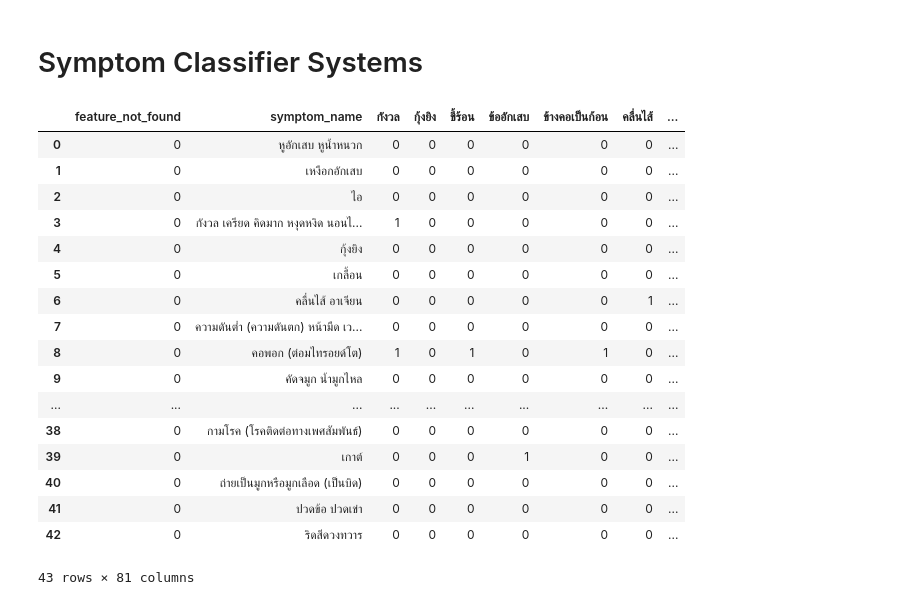
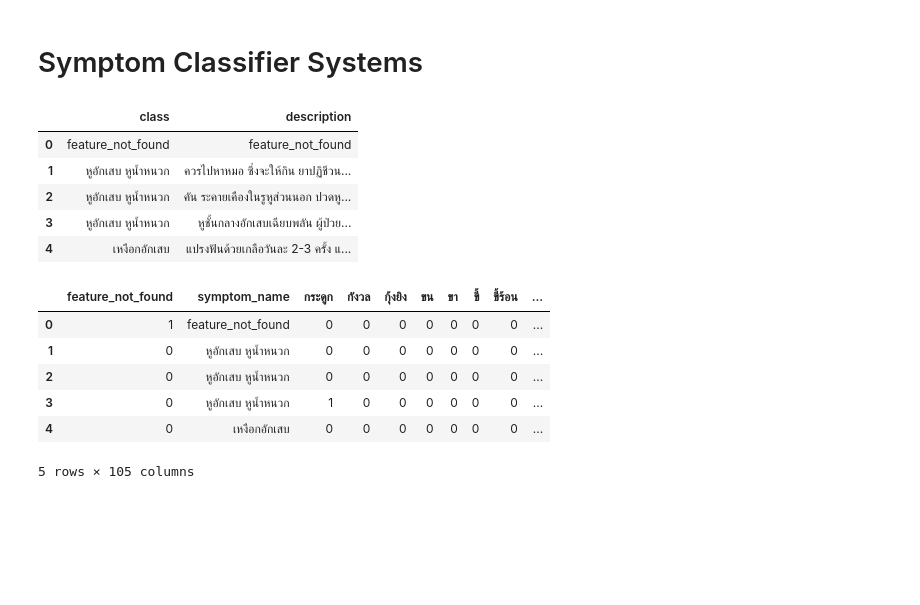
Before and after one commit to icooker811/symptom-recommendation-notebook, a Jupyter notebook: symptom-classifier.ipynb, the cells around one changed output. Cells and saved outputs as stored; diff of their text form; code cells hidden in the pictures; blank space fills up the shorter version.

```diff
--- a/symptom-classifier.ipynb
+++ b/symptom-classifier.ipynb
@@ -182,0 +17,10 @@ for symptom in training.items():
+# %%
+training = pd.read_csv('data/data.csv')
+training.head()
+# %% [output]
+|  | class | description |
+| 0 | feature_not_found | feature_not_found |
+| 1 | หูอักเสบ หูน้ำหนวก | ควรไปหาหมอ ซึ่งจะให้กิน ยาปฏิชีวน... |
+| 2 | หูอักเสบ หูน้ำหนวก | คัน ระคายเคืองในรูหูส่วนนอก ปวดหู... |
+| 3 | หูอักเสบ หูน้ำหนวก | หูชั้นกลางอักเสบเฉียบพลัน ผู้ป่วย... |
+| 4 | เหงือกอักเสบ | แปรงฟันด้วยเกลือวันละ 2-3 ครั้ง แ... |
@@ -183,26 +146,47 @@ for symptom in training.items():
+# %%
+features = [f for f in list(set(feature_words.split('\n'))) if f]
+# %%
+def get_symptom_feature(messages):
+    features_result = {}
+    features_count = 0
+    for feature in features:
+        pattern = feature
+        for message, score in messages:
+            matches = pattern in message
+            if matches:
+                try:
+                    features_result[feature] += 1 * score
+                except:
+                    features_result[feature] = 1 * score
+                features_count = features_count + 1
+            else:
+                try:
+                    features_result[feature] = 0 if not features_result[feature] else 1
+                except:
+                    features_result[feature] = 0
+    features_result['feature_not_found'] = 1 if features_count == 0 else 0
+    return features_result
+# %%
+data = []
+for index, row in training.iterrows():
+    features_result = get_symptom_feature([
+        (row['class'], 10),
+        (row['description'], 1)
+    ])
+    features_result['symptom_name'] = row['class']
+    data.append(features_result)
 # %%
 df = pd.DataFrame(data=data)
 # %%
-df
+df.head()
 # %% [output]
-|  | feature_not_found | symptom_name | กังวล | กุ้งยิง | ขี้ร้อน | ข้ออักเสบ | ข้างคอเป็นก้อน | คลื่นไส้ | ... |
-| 0 | 0 | หูอักเสบ หูน้ำหนวก | 0 | 0 | 0 | 0 | 0 | 0 | ... |
-| 1 | 0 | เหงือกอักเสบ | 0 | 0 | 0 | 0 | 0 | 0 | ... |
-| 2 | 0 | ไอ | 0 | 0 | 0 | 0 | 0 | 0 | ... |
-| 3 | 0 | กังวล เครียด คิดมาก หงุดหงิด นอนไ... | 1 | 0 | 0 | 0 | 0 | 0 | ... |
-| 4 | 0 | กุ้งยิง | 0 | 0 | 0 | 0 | 0 | 0 | ... |
-| 5 | 0 | เกลื้อน | 0 | 0 | 0 | 0 | 0 | 0 | ... |
-| 6 | 0 | คลื่นไส้ อาเจียน | 0 | 0 | 0 | 0 | 0 | 1 | ... |
-| 7 | 0 | ความดันต่ำ (ความดันตก) หน้ามืด เว... | 0 | 0 | 0 | 0 | 0 | 0 | ... |
-| 8 | 0 | คอพอก (ต่อมไทรอยด์โต) | 1 | 0 | 1 | 0 | 1 | 0 | ... |
-| 9 | 0 | คัดจมูก น้ำมูกไหล | 0 | 0 | 0 | 0 | 0 | 0 | ... |
-| ... | ... | ... | ... | ... | ... | ... | ... | ... | ... |
-| 38 | 0 | กามโรค (โรคติดต่อทางเพศสัมพันธ์) | 0 | 0 | 0 | 0 | 0 | 0 | ... |
-| 39 | 0 | เกาต์ | 0 | 0 | 0 | 1 | 0 | 0 | ... |
-| 40 | 0 | ถ่ายเป็นมูกหรือมูกเลือด (เป็นบิด) | 0 | 0 | 0 | 0 | 0 | 0 | ... |
-| 41 | 0 | ปวดข้อ ปวดเข่า | 0 | 0 | 0 | 0 | 0 | 0 | ... |
-| 42 | 0 | ริดสีดวงทวาร | 0 | 0 | 0 | 0 | 0 | 0 | ... |
+|  | feature_not_found | symptom_name | กระดูก | กังวล | กุ้งยิง | ขน | ขา | ขี้ | ขี้ร้อน | ... |
+| 0 | 1 | feature_not_found | 0 | 0 | 0 | 0 | 0 | 0 | 0 | ... |
+| 1 | 0 | หูอักเสบ หูน้ำหนวก | 0 | 0 | 0 | 0 | 0 | 0 | 0 | ... |
+| 2 | 0 | หูอักเสบ หูน้ำหนวก | 0 | 0 | 0 | 0 | 0 | 0 | 0 | ... |
+| 3 | 0 | หูอักเสบ หูน้ำหนวก | 1 | 0 | 0 | 0 | 0 | 0 | 0 | ... |
+| 4 | 0 | เหงือกอักเสบ | 0 | 0 | 0 | 0 | 0 | 0 | 0 | ... |
-43 rows × 81 columns
+5 rows × 105 columns
 # %%
 df[df['feature_not_found']==1]
 # %% [output]
```
Also changed, not shown: parts of 22 cells of this notebook.
